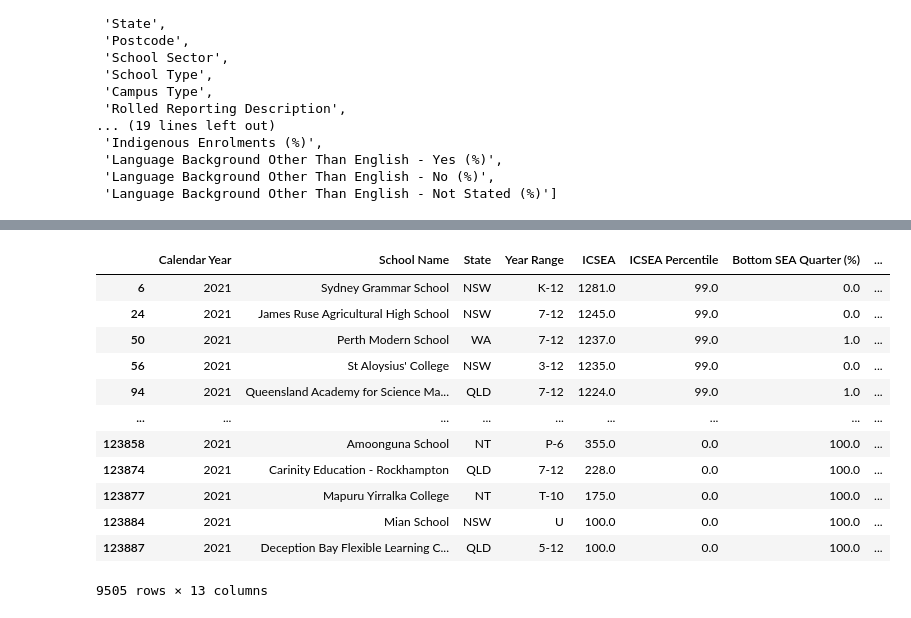
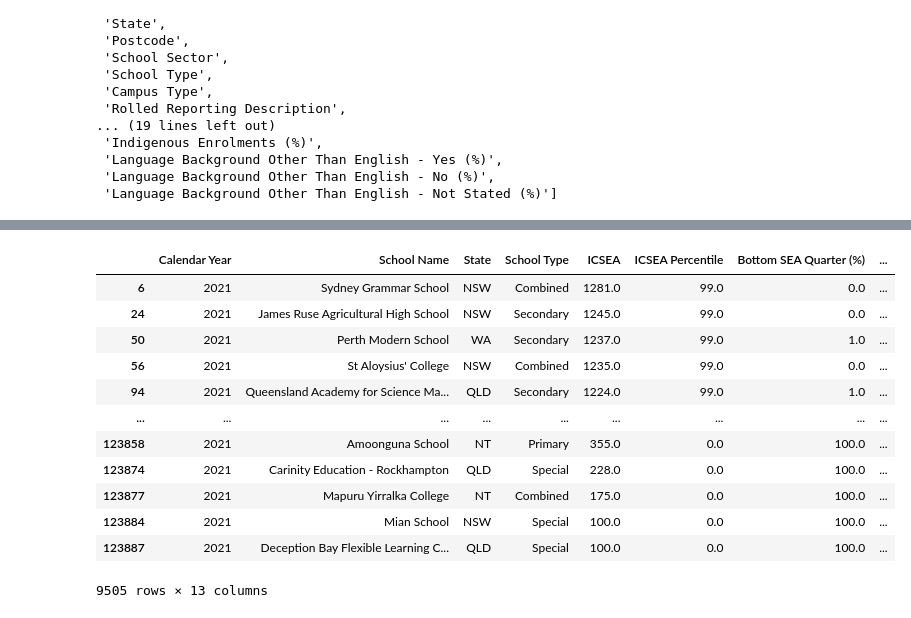
Before and after one commit to keners27/Project-1, a Jupyter notebook: School Data/school_data_clean.ipynb, the cells around one changed output, grey strips where cells are left out. Saved outputs shown, nothing was run; the diff lists cells and outputs as text; code cells hidden in the pictures.

```diff
--- a/School Data/school_data_clean.ipynb
+++ b/School Data/school_data_clean.ipynb
@@ -39,7 +39,7 @@ list(school_data.columns)
 school_data = school_data[['Calendar Year',
  'School Name',
  'State',
- 'Year Range',
+ 'School Type',
  'ICSEA',
  'ICSEA Percentile',
  'Bottom SEA Quarter (%)',
@@ -68,18 +63,18 @@ See the caveats in the documentation: https://pandas.pydata.org/pandas-docs/stab
 # %%
 # Remove school profiles from the previous years
-school_data = school_data.loc[school_data["Calendar Year"] == 2021]
-school_data
+current_school_data = school_data.loc[school_data["Calendar Year"] == 2021]
+current_school_data
 # %% [output]
-|  | Calendar Year | School Name | State | Year Range | ICSEA | ICSEA Percentile | Bottom SEA Quarter (%) | ... |
-| 6 | 2021 | Sydney Grammar School | NSW | K-12 | 1281.0 | 99.0 | 0.0 | ... |
-| 24 | 2021 | James Ruse Agricultural High School | NSW | 7-12 | 1245.0 | 99.0 | 0.0 | ... |
-| 50 | 2021 | Perth Modern School | WA | 7-12 | 1237.0 | 99.0 | 1.0 | ... |
-| 56 | 2021 | St Aloysius' College | NSW | 3-12 | 1235.0 | 99.0 | 0.0 | ... |
-| 94 | 2021 | Queensland Academy for Science Ma... | QLD | 7-12 | 1224.0 | 99.0 | 1.0 | ... |
+|  | Calendar Year | School Name | State | School Type | ICSEA | ICSEA Percentile | Bottom SEA Quarter (%) | ... |
+| 6 | 2021 | Sydney Grammar School | NSW | Combined | 1281.0 | 99.0 | 0.0 | ... |
+| 24 | 2021 | James Ruse Agricultural High School | NSW | Secondary | 1245.0 | 99.0 | 0.0 | ... |
+| 50 | 2021 | Perth Modern School | WA | Secondary | 1237.0 | 99.0 | 1.0 | ... |
+| 56 | 2021 | St Aloysius' College | NSW | Combined | 1235.0 | 99.0 | 0.0 | ... |
+| 94 | 2021 | Queensland Academy for Science Ma... | QLD | Secondary | 1224.0 | 99.0 | 1.0 | ... |
 | ... | ... | ... | ... | ... | ... | ... | ... | ... |
-| 123858 | 2021 | Amoonguna School | NT | P-6 | 355.0 | 0.0 | 100.0 | ... |
-| 123874 | 2021 | Carinity Education - Rockhampton | QLD | 7-12 | 228.0 | 0.0 | 100.0 | ... |
-| 123877 | 2021 | Mapuru Yirralka College | NT | T-10 | 175.0 | 0.0 | 100.0 | ... |
-| 123884 | 2021 | Mian School | NSW | U | 100.0 | 0.0 | 100.0 | ... |
-| 123887 | 2021 | Deception Bay Flexible Learning C... | QLD | 5-12 | 100.0 | 0.0 | 100.0 | ... |
+| 123858 | 2021 | Amoonguna School | NT | Primary | 355.0 | 0.0 | 100.0 | ... |
+| 123874 | 2021 | Carinity Education - Rockhampton | QLD | Special | 228.0 | 0.0 | 100.0 | ... |
+| 123877 | 2021 | Mapuru Yirralka College | NT | Combined | 175.0 | 0.0 | 100.0 | ... |
+| 123884 | 2021 | Mian School | NSW | Special | 100.0 | 0.0 | 100.0 | ... |
+| 123887 | 2021 | Deception Bay Flexible Learning C... | QLD | Special | 100.0 | 0.0 | 100.0 | ... |
 9505 rows × 13 columns
```
Also changed, not shown: parts of 3 cells of this notebook.
